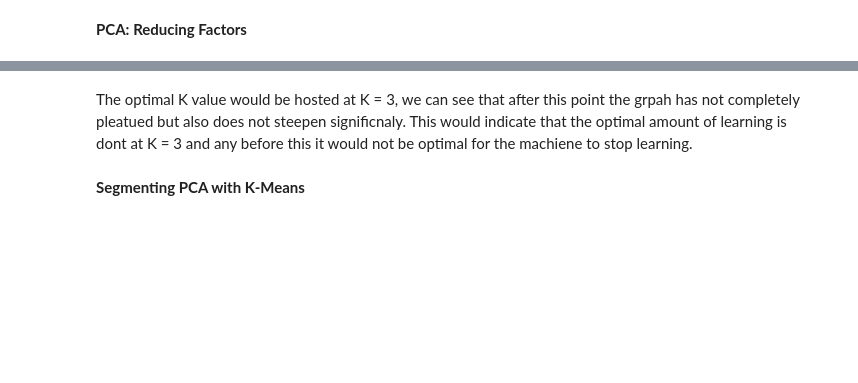
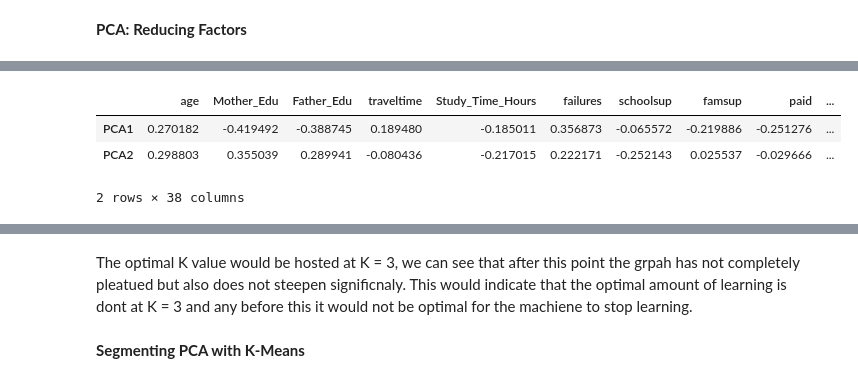
Before and after one commit to lilianaperezdiaz/student_predictor, a Jupyter notebook: Notebooks/K-Means_StudentData_LPD.ipynb, the cells around one changed output, grey strips where cells are left out. Saved outputs shown, nothing was run; the diff lists cells and outputs as text; code cells hidden in the pictures; blank space fills up the shorter version.

```diff
--- a/Notebooks/K-Means_StudentData_LPD.ipynb
+++ b/Notebooks/K-Means_StudentData_LPD.ipynb
@@ -246,3 +250,14 @@ reduced_df
+# %%
+pca_components = pca.components_
+
+features = student_df_scaled.columns
+pca_loadings = pd.DataFrame(pca_components, columns = features, index=['PCA1','PCA2'])
+pca_loadings
+# %% [output]
+|  | age | Mother_Edu | Father_Edu | traveltime | Study_Time_Hours | failures | schoolsup | famsup | paid | ... |
+| PCA1 | 0.270182 | -0.419492 | -0.388745 | 0.189480 | -0.185011 | 0.356873 | -0.065572 | -0.219886 | -0.251276 | ... |
+| PCA2 | 0.298803 | 0.355039 | 0.289941 | -0.080436 | -0.217015 | 0.222171 | -0.252143 | 0.025537 | -0.029666 | ... |
+2 rows × 38 columns
 # %%
 #Create a list to store inertia values and k values
 inertia_PCA= []
```
Also changed, not shown: parts of 3 cells of this notebook.
